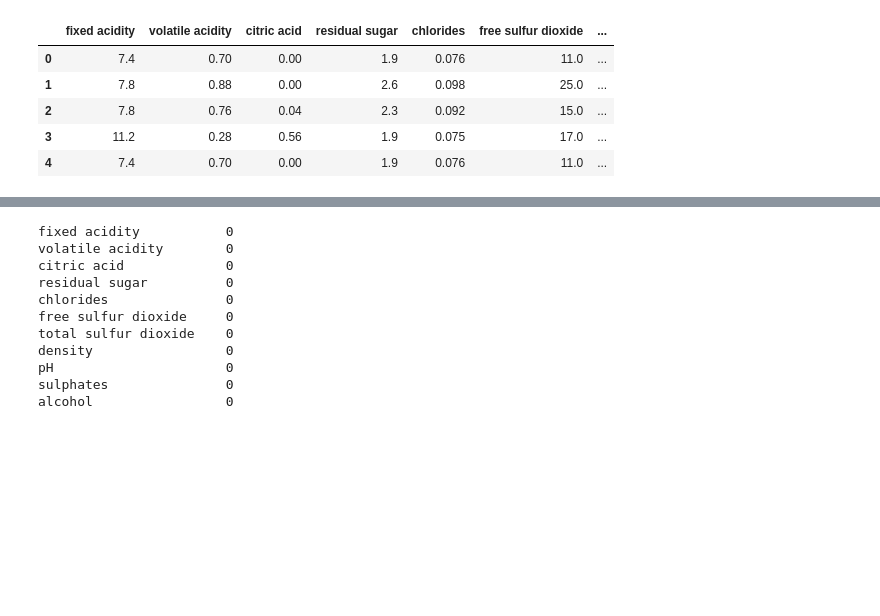
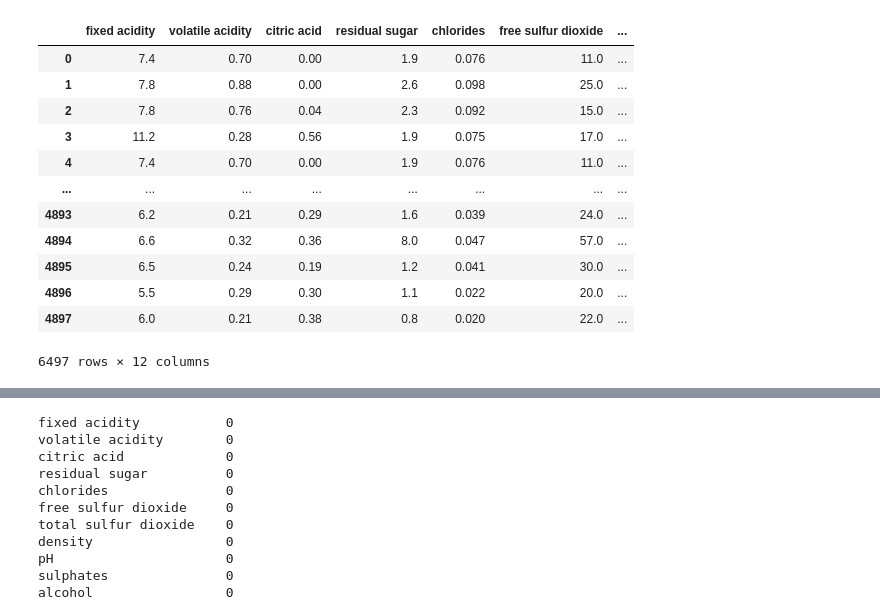
Before and after one commit to nmdollhopf/team1_wine_project, a Jupyter notebook: wineSVM.ipynb, the cells around one changed output, grey strips where cells are left out. Cells and saved outputs as stored; diff of their text form; code cells hidden in the pictures; blank space fills up the shorter version.

```diff
--- a/wineSVM.ipynb
+++ b/wineSVM.ipynb
@@ -15,14 +17,23 @@ from sklearn.decomposition import PCA
 # %%
 # import data
-df = pd.read_csv('winequality-red.csv', sep=';')
-df.head()
+red = pd.read_csv('winequality-red.csv', sep=';')
+white = pd.read_csv('winequality-white.csv', sep=';')
+df = pd.concat([red,white], axis=0)
+df
 # %% [output]
 |  | fixed acidity | volatile acidity | citric acid | residual sugar | chlorides | free sulfur dioxide | ... |
 | 0 | 7.4 | 0.70 | 0.00 | 1.9 | 0.076 | 11.0 | ... |
 | 1 | 7.8 | 0.88 | 0.00 | 2.6 | 0.098 | 25.0 | ... |
 | 2 | 7.8 | 0.76 | 0.04 | 2.3 | 0.092 | 15.0 | ... |
 | 3 | 11.2 | 0.28 | 0.56 | 1.9 | 0.075 | 17.0 | ... |
 | 4 | 7.4 | 0.70 | 0.00 | 1.9 | 0.076 | 11.0 | ... |
+| ... | ... | ... | ... | ... | ... | ... | ... |
+| 4893 | 6.2 | 0.21 | 0.29 | 1.6 | 0.039 | 24.0 | ... |
+| 4894 | 6.6 | 0.32 | 0.36 | 8.0 | 0.047 | 57.0 | ... |
+| 4895 | 6.5 | 0.24 | 0.19 | 1.2 | 0.041 | 30.0 | ... |
+| 4896 | 5.5 | 0.29 | 0.30 | 1.1 | 0.022 | 20.0 | ... |
+| 4897 | 6.0 | 0.21 | 0.38 | 0.8 | 0.020 | 22.0 | ... |
+6497 rows × 12 columns
 # %%
 # compute binary outcome (high quality >=7)
 df['high quality'] = np.where(df['quality']>6, 1, 0)
```
Also changed, not shown: parts of 9 cells of this notebook, 2 other files.
